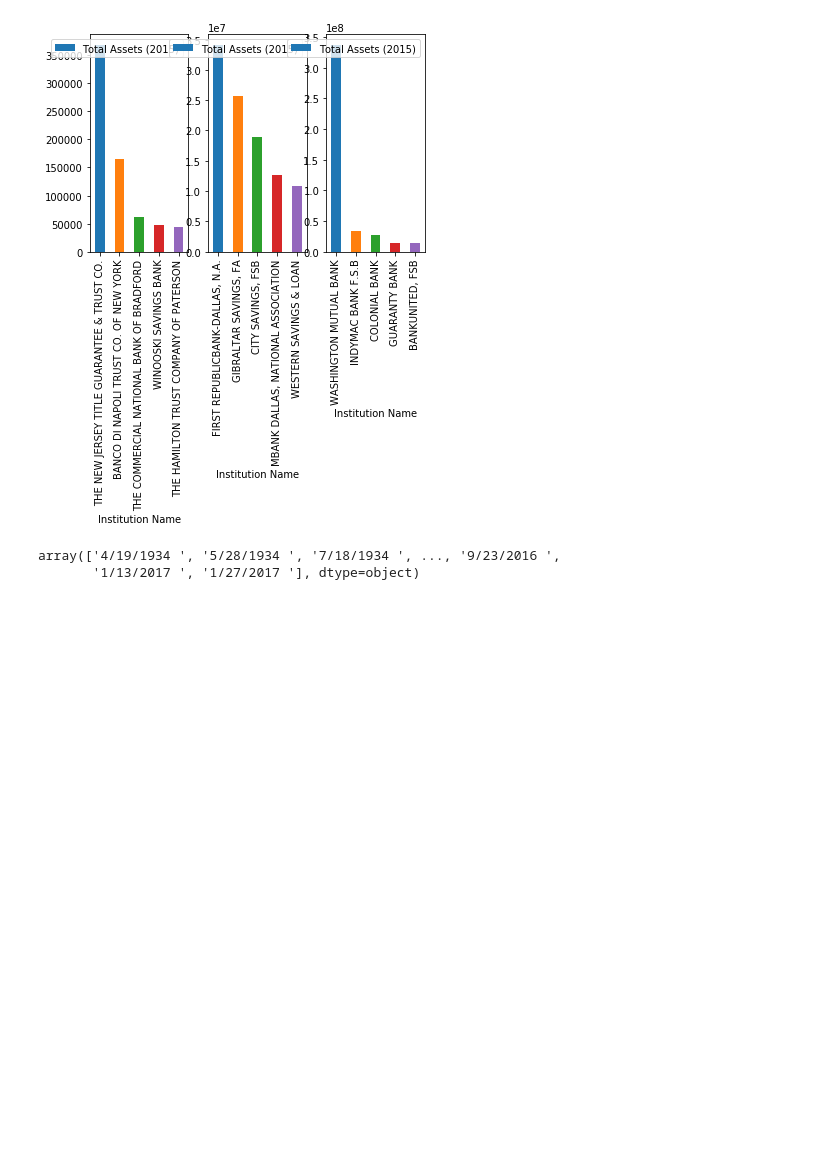
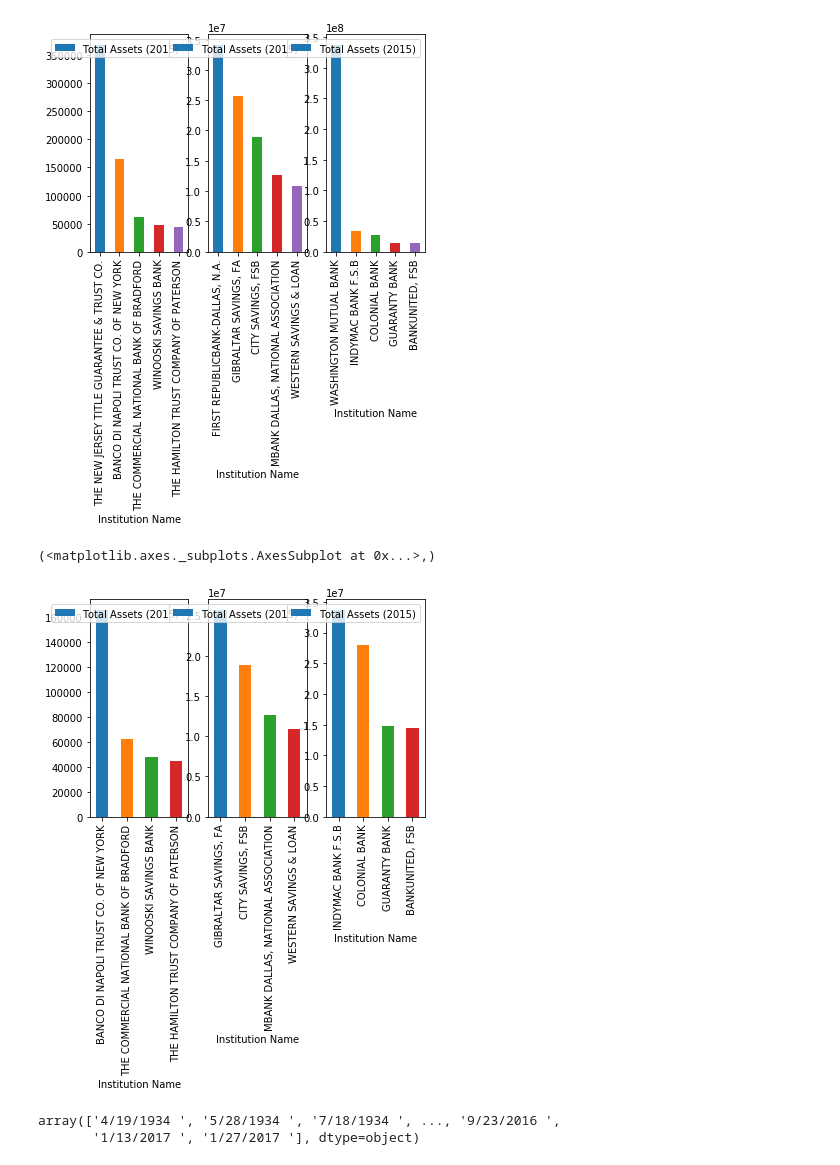
Before and after one commit to bar10009/Thinkful-Capstone-, a Jupyter notebook: Capstone Project 2018.ipynb, the cells around one changed output. Cells and saved outputs as stored; diff of their text form; code cells hidden in the pictures; blank space fills up the shorter version.

```diff
--- a/Capstone Project 2018.ipynb
+++ b/Capstone Project 2018.ipynb
@@ -265,3 +264,22 @@ banks_3.plot.bar(x='Institution Name', y='Total Assets (2015)', ax=axes[2]),
+# %%
+banks_inflation['Total Assets (2015)']=banks_inflation['Total Assets']*banks_inflation['inflation_multiplier']
+year_range_1 = range(1934, 1943)
+year_range_2 = range(1980, 1990)
+year_range_3 = range(2000, 2015)
+#banks_1 = banks_inflation[banks_inflation['Failure Year'].isin(year_range_1)].sort_values('Total Assets (2015)', ascending=False).head(0)
+banks_1 = banks_inflation[banks_inflation['Failure Year'].isin(year_range_1)].sort_values('Total Assets (2015)', ascending=False).iloc[1:5]
+#banks_2 = banks_inflation[banks_inflation['Failure Year'].isin(year_range_2)].sort_values('Total Assets (2015)', ascending=False).head(0)
+banks_2 = banks_inflation[banks_inflation['Failure Year'].isin(year_range_2)].sort_values('Total Assets (2015)', ascending=False).iloc[1:5]
+#banks_3 = banks_inflation[banks_inflation['Failure Year'].isin(year_range_3)].sort_values('Total Assets (2015)', ascending=False).head(0)
+banks_3 = banks_inflation[banks_inflation['Failure Year'].isin(year_range_3)].sort_values('Total Assets (2015)', ascending=False).iloc[1:5]
+
+fig, axes = plt.subplots(nrows=1, ncols=3)
+banks_1.plot.bar(x='Institution Name', y='Total Assets (2015)', ax=axes[0]),
+banks_2.plot.bar(x='Institution Name', y='Total Assets (2015)', ax=axes[1]),
+banks_3.plot.bar(x='Institution Name', y='Total Assets (2015)', ax=axes[2]),
+# %% [output]
+(<matplotlib.axes._subplots.AxesSubplot at 0x...>,)
+[figure, added]
 # %%
 # I have not idea why we're doing this...
 banks['Failure Date'].unique()
```
Also changed, not shown: parts of 8 cells of this notebook.
